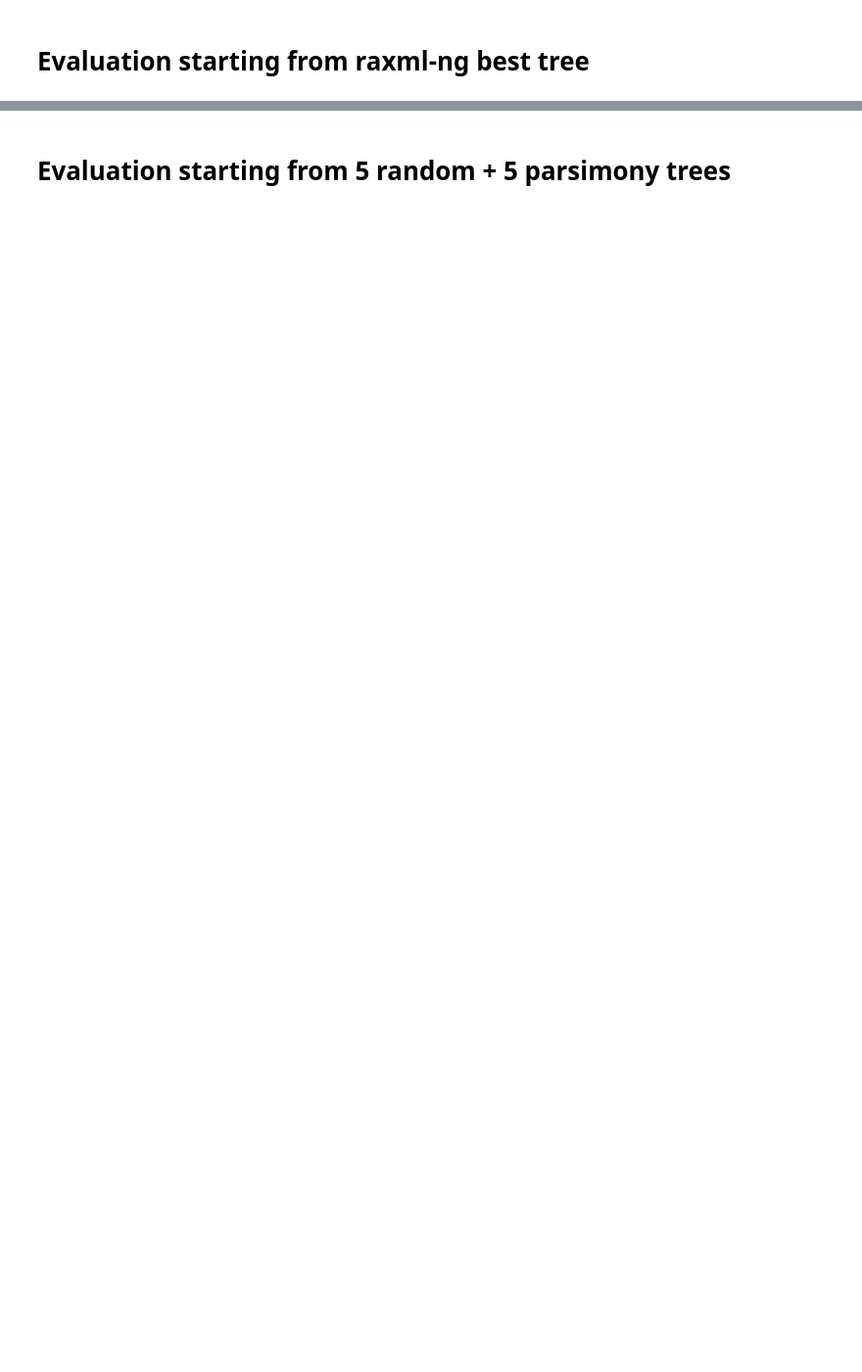
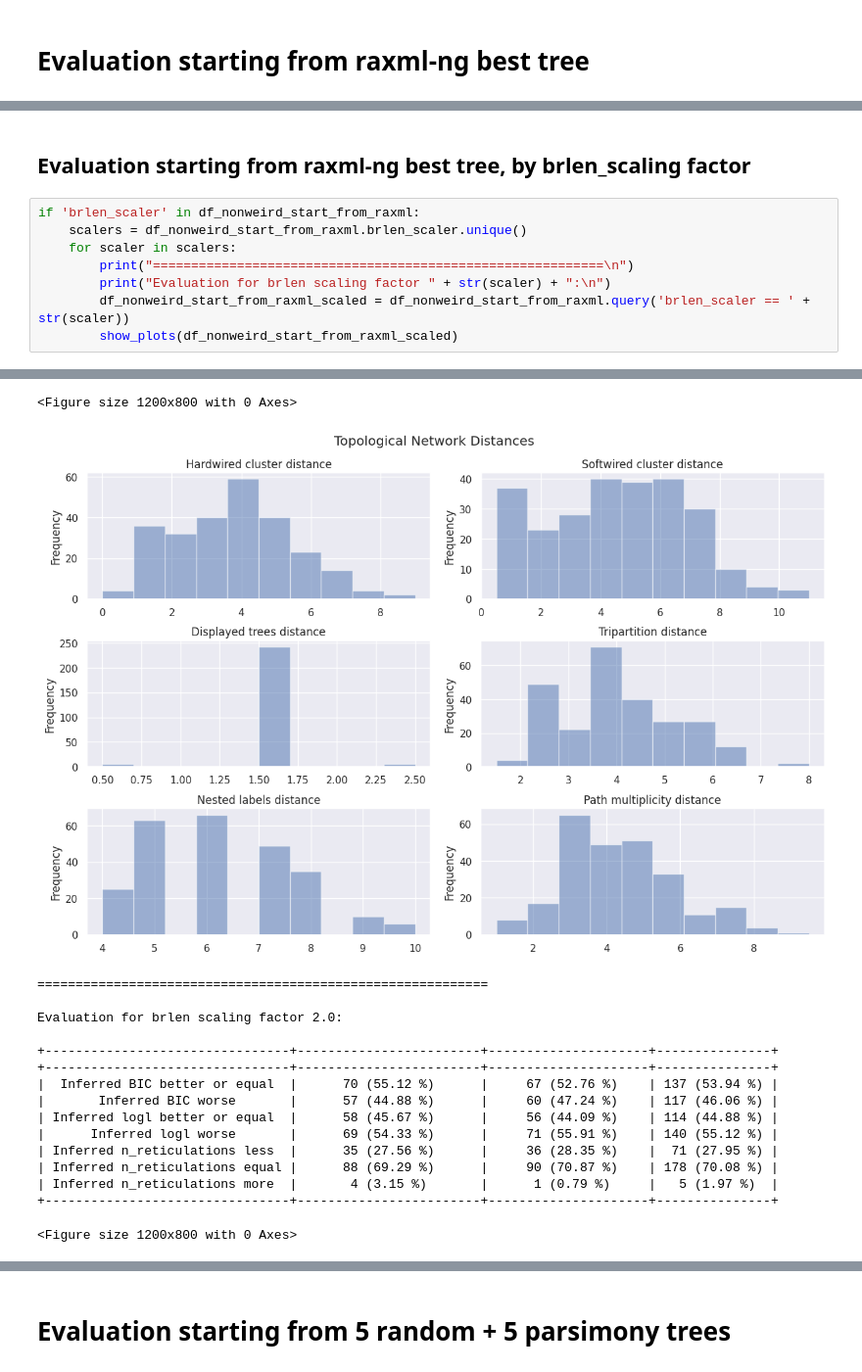
Before and after one commit to lutteropp/NetRAX, a Jupyter notebook: simulator/src/network/logic/report_notebook.ipynb, the cells around one changed output, grey strips where cells are left out. Shown at 98% size. Drawn from its saved outputs; the diff is of its cells as text; blank space fills up the shorter version.

```diff
--- a/simulator/src/network/logic/report_notebook.ipynb
+++ b/simulator/src/network/logic/report_notebook.ipynb
@@ -83,0 +84,11 @@ else:
+# %% [markdown]
+## Evaluation starting from raxml-ng best tree, by brlen_scaling factor
+# %%
+if 'brlen_scaler' in df_nonweird_start_from_raxml:
+    scalers = df_nonweird_start_from_raxml.brlen_scaler.unique()
+    for scaler in scalers:
+        print("===========================================================\n")
+        print("Evaluation for brlen scaling factor " + str(scaler) + ":\n")
+        df_nonweird_start_from_raxml_scaled = df_nonweird_start_from_raxml.query('brlen_scaler == ' + str(scaler))
+        show_plots(df_nonweird_start_from_raxml_scaled)
+# %% [output]
@@ -83,0 +109,17 @@ else:
+<Figure size 1200x800 with 0 Axes>
+[figure, added]
+===========================================================
+
+Evaluation for brlen scaling factor 2.0:
+
++--------------------------------+------------------------+---------------------+---------------+
++--------------------------------+------------------------+---------------------+---------------+
+|  Inferred BIC better or equal  |      70 (55.12 %)      |     67 (52.76 %)    | 137 (53.94 %) |
+|       Inferred BIC worse       |      57 (44.88 %)      |     60 (47.24 %)    | 117 (46.06 %) |
+| Inferred logl better or equal  |      58 (45.67 %)      |     56 (44.09 %)    | 114 (44.88 %) |
+|      Inferred logl worse       |      69 (54.33 %)      |     71 (55.91 %)    | 140 (55.12 %) |
+| Inferred n_reticulations less  |      35 (27.56 %)      |     36 (28.35 %)    |  71 (27.95 %) |
+| Inferred n_reticulations equal |      88 (69.29 %)      |     90 (70.87 %)    | 178 (70.08 %) |
+| Inferred n_reticulations more  |       4 (3.15 %)       |      1 (0.79 %)     |   5 (1.97 %)  |
++--------------------------------+------------------------+---------------------+---------------+
+<Figure size 1200x800 with 0 Axes>
```
Also changed, not shown: parts of 10 cells of this notebook, 1 other file.
